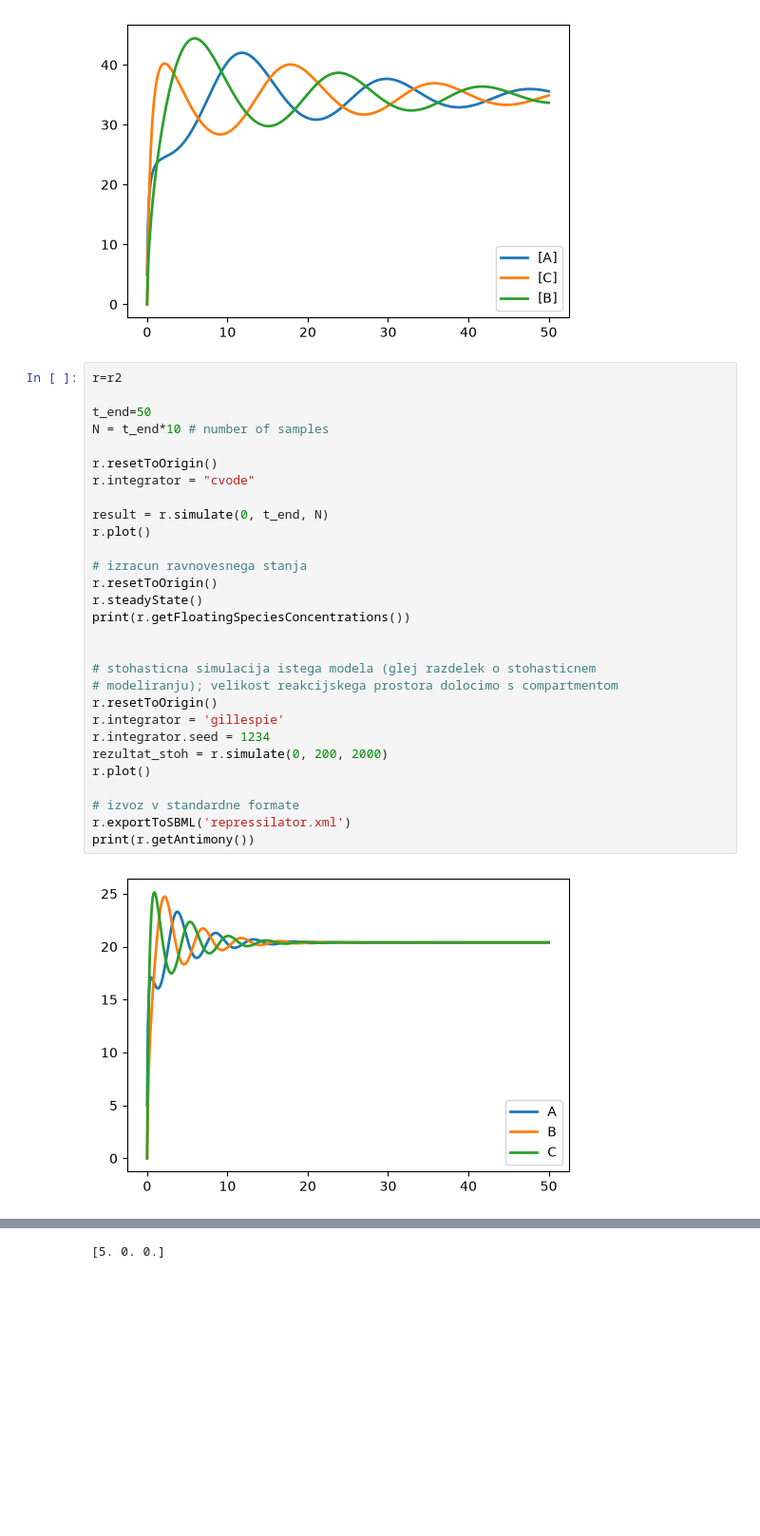
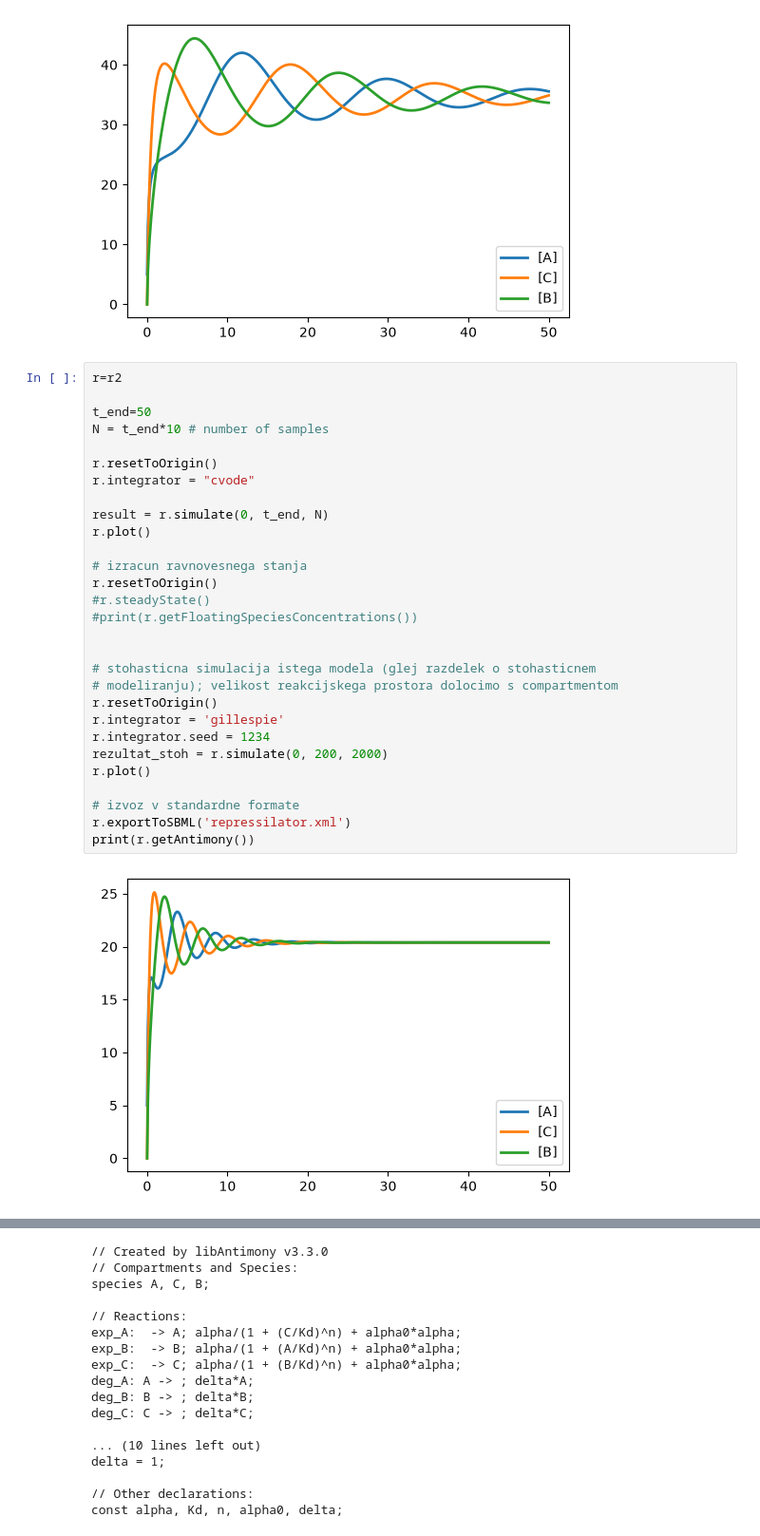
Before and after one commit to mmoskon/demos, a Jupyter notebook: ODEs/repressilator_ant.ipynb, the cells around one changed output, grey strips where cells are left out. Shown at 95% size. Cells and saved outputs as stored; diff of their text form; blank space fills up the shorter version.

```diff
--- a/ODEs/repressilator_ant.ipynb
+++ b/ODEs/repressilator_ant.ipynb
@@ -112,31 +131,31 @@ r2.plot()
 # %%
 r=r2
 
 t_end=50
 N = t_end*10 # number of samples
 
 r.resetToOrigin()
 r.integrator = "cvode"
 
 result = r.simulate(0, t_end, N)
 r.plot()
 
 # izracun ravnovesnega stanja
 r.resetToOrigin()
-r.steadyState()
-print(r.getFloatingSpeciesConcentrations())
+#r.steadyState()
+#print(r.getFloatingSpeciesConcentrations())
 
 
 # stohasticna simulacija istega modela (glej razdelek o stohasticnem
 # modeliranju); velikost reakcijskega prostora dolocimo s compartmentom
 r.resetToOrigin()
 r.integrator = 'gillespie'
 r.integrator.seed = 1234
 rezultat_stoh = r.simulate(0, 200, 2000)
 r.plot()
 
 # izvoz v standardne formate
 r.exportToSBML('repressilator.xml')
 print(r.getAntimony())
 # %% [output]
-[figure, old version]
+[figure, new version]
@@ -143 +163,17 @@ print(r.getAntimony())
-[5. 0. 0.]
+// Created by libAntimony v3.3.0
+// Compartments and Species:
+species A, C, B;
+
+// Reactions:
+exp_A:  -> A; alpha/(1 + (C/Kd)^n) + alpha0*alpha;
+exp_B:  -> B; alpha/(1 + (A/Kd)^n) + alpha0*alpha;
+exp_C:  -> C; alpha/(1 + (B/Kd)^n) + alpha0*alpha;
+deg_A: A -> ; delta*A;
+deg_B: B -> ; delta*B;
+deg_C: C -> ; delta*C;
+
+... (10 lines left out)
+delta = 1;
+
+// Other declarations:
+const alpha, Kd, n, alpha0, delta;
```
Also changed, not shown: parts of 4 cells of this notebook.
